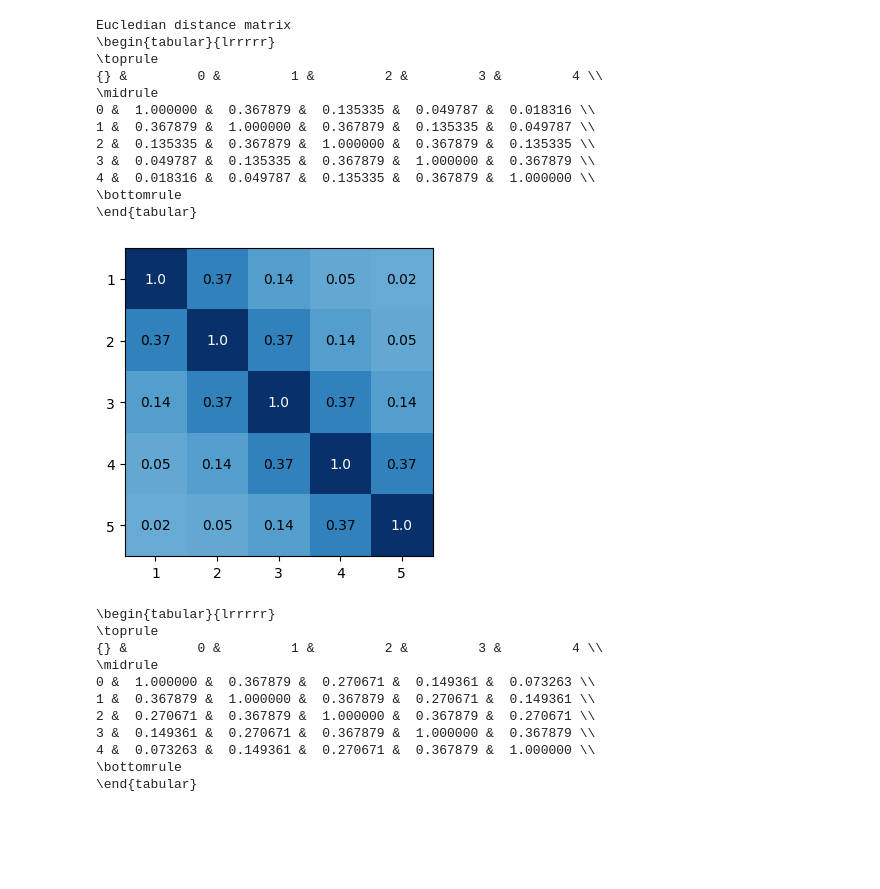
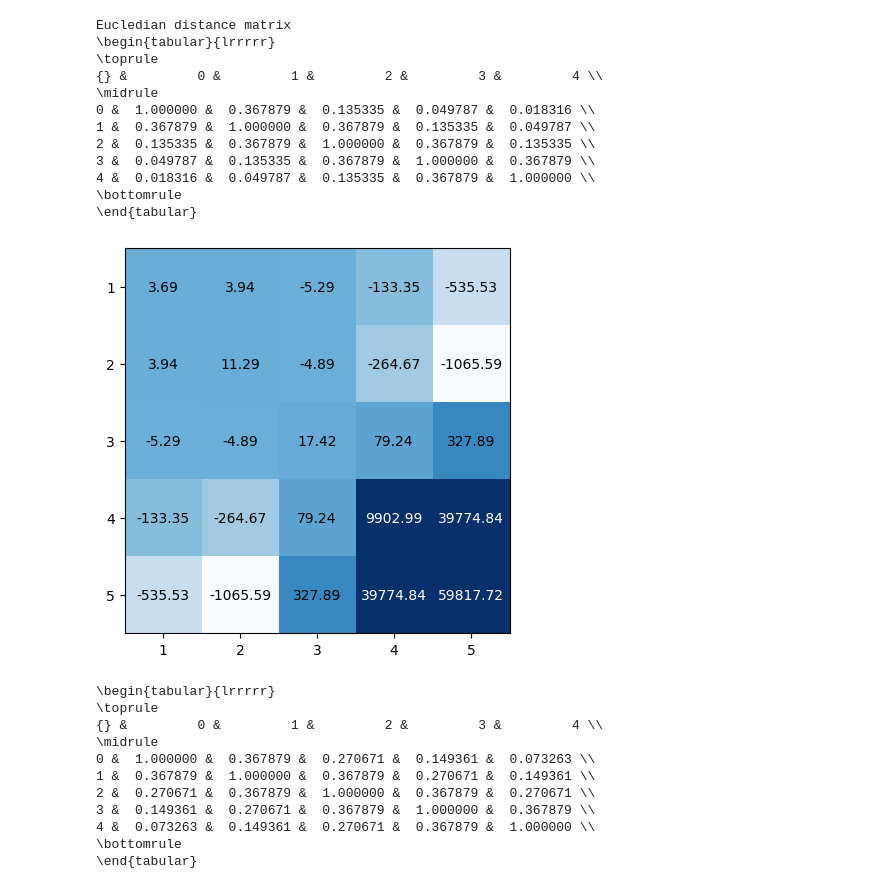
Before and after one commit to elizacc/Structured-Autoencoders-for-Rating-aware-Recommendations, a Jupyter notebook: logs.ipynb, the cells around one changed output. Saved outputs shown, nothing was run; the diff lists cells and outputs as text; code cells hidden in the pictures; blank space fills up the shorter version.

```diff
--- a/logs.ipynb
+++ b/logs.ipynb
@@ -180,21 +180,26 @@ Eucledian distance matrix
 \bottomrule
 \end{tabular}
 # %%
-data = pd.DataFrame(eucl_matrix)
-plt.figure(figsize=(4,4))
-plt.imshow(data, cmap='Blues', norm=None, vmin=-1, vmax=1)
+a = np.array([[3.69, 3.94, -5.29, -133.35, -535.53],
+             [3.94, 11.29, -4.89, -264.67, -1065.59],
+             [-5.29, -4.89, 17.42, 79.24, 327.89],
+             [-133.35, -264.67, 79.24, 9902.99, 39774.84],
+             [-535.53, -1065.59, 327.89, 39774.84, 59817.72]])
+data = pd.DataFrame(a)
+plt.figure(figsize=(5,5))
+plt.imshow(data, cmap='Blues', norm=None, vmin=-1000, vmax=1000)
 for i in range(data.shape[0]):
     for j in range(data.shape[1]):
-        if data.values[i, j] > 0.5:
+        if data.values[i, j] > 1000:
             text = plt.text(j, i, np.round(data.values[i, j], 2),
                           ha="center", va="center", color="w")
         else:
             text = plt.text(j, i, np.round(data.values[i, j], 2),
                             ha="center", va="center", color="k")
 plt.xticks(np.arange(5), labels=np.arange(1,6))
 plt.yticks(np.arange(5), labels=np.arange(1,6));
 # %% [output]
-[figure, old version]
+[figure, new version]
 # %%
 eucl_matrix = np.zeros((5, 5))
 
```
Also changed, not shown: parts of 6 cells of this notebook, 5 other files.
